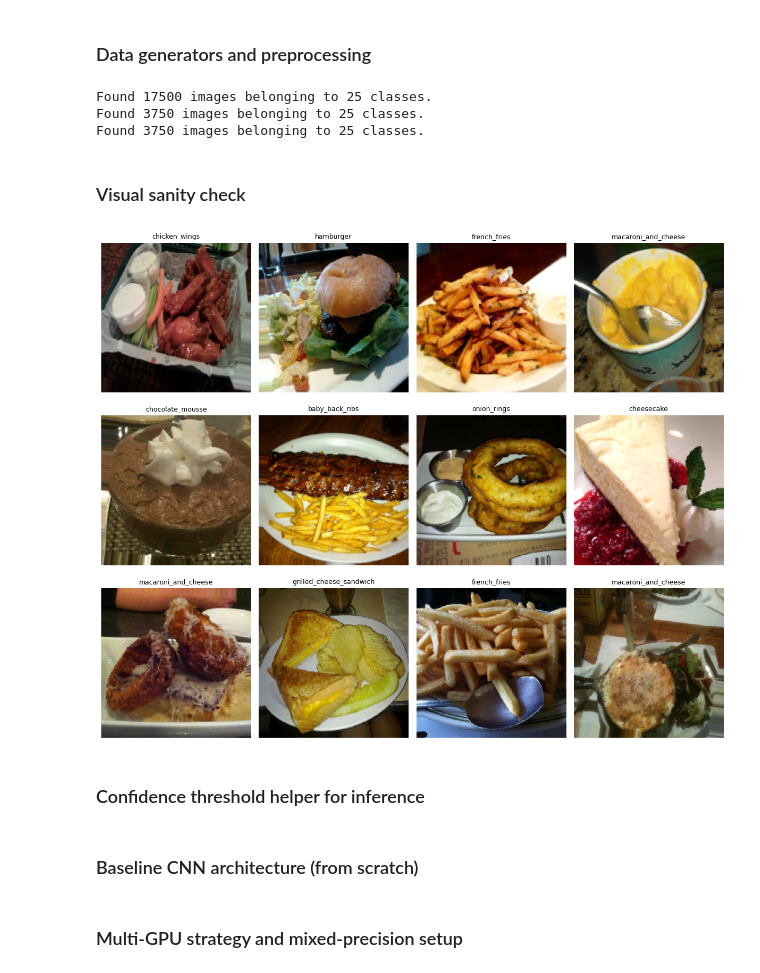
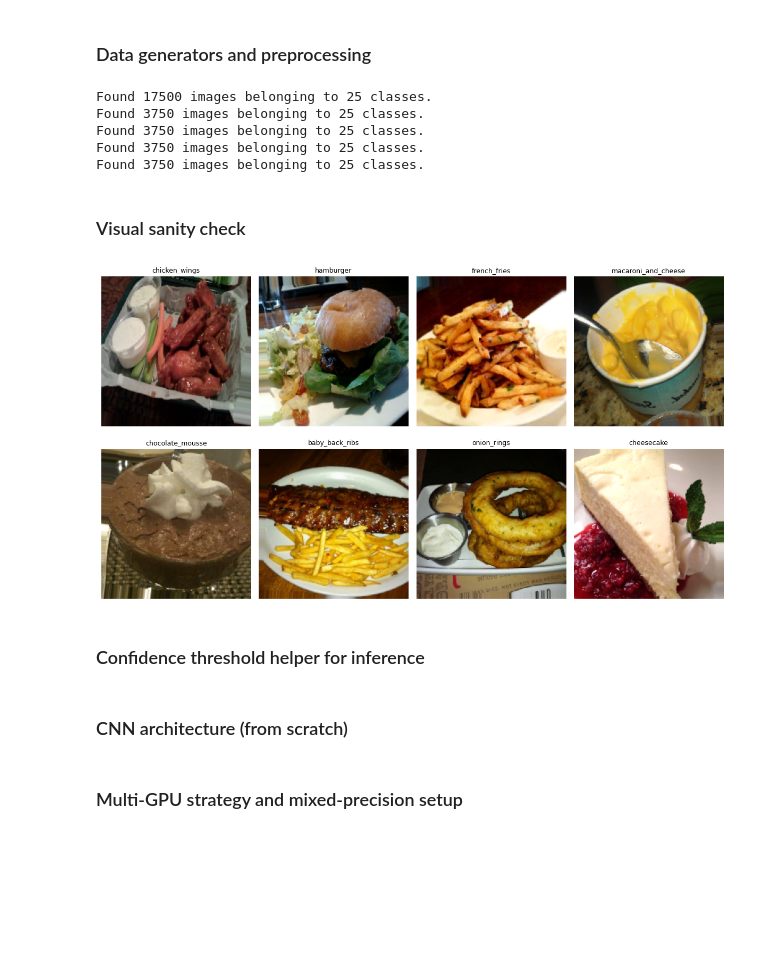
Before and after one commit to HAR5HA-7663/MCS-5993-Evolutionary-Computation-and-Deep-Learning, a Jupyter notebook: Term-project[Deep Food image classifier]/FoodClassifier.ipynb, the cells around one changed output. Cells and saved outputs as stored; diff of their text form; code cells hidden in the pictures; blank space fills up the shorter version.

```diff
--- a/Term-project[Deep Food image classifier]/FoodClassifier.ipynb
+++ b/Term-project[Deep Food image classifier]/FoodClassifier.ipynb
@@ -25,6 +25,17 @@ import pandas as pd
 import tensorflow as tf
 from tensorflow.keras.preprocessing.image import ImageDataGenerator
 
+gpus = tf.config.experimental.list_physical_devices('GPU')
+for gpu in gpus:
+    try:
+        tf.config.experimental.set_memory_growth(gpu, True)
+    except RuntimeError:
+        pass  # already initialized
+
+tf.config.threading.set_intra_op_parallelism_threads(4)
+tf.config.threading.set_inter_op_parallelism_threads(4)
+
+
 SEED = 42
 random.seed(SEED)
 np.random.seed(SEED)
@@ -37,9 +48,10 @@ DATA_ROOT = Path(
 SRC_DIR = DATA_ROOT / "food-american"
 OUT_DIR = DATA_ROOT / "dataset_split"
 
-IMG_SIZE = (224, 224)      # was (128,128)
+# Optimized for dual RTX 3090 (48GB total VRAM)
+IMG_SIZE = (224, 224)  # Higher resolution for better feature learning
 RATIOS = (0.7, 0.15, 0.15)
-BATCH = 32
+BATCH = 48  # Reduced from 64 to prevent OOM during ES optimization
 
 
 print("DATA_ROOT:", DATA_ROOT)
@@ -183,23 +196,25 @@ with open(OUT_DIR / "class_indices.json", "w") as f:
 Found 17500 images belonging to 25 classes.
 Found 3750 images belonging to 25 classes.
 Found 3750 images belonging to 25 classes.
+Found 3750 images belonging to 25 classes.
+Found 3750 images belonging to 25 classes.
 # %% [markdown]
 ### Visual sanity check
 # %%
 batch_x, batch_y = next(train_gen)
 labels = {v: k for k, v in train_gen.class_indices.items()}
 
 plt.figure(figsize=(12, 10))
-for i in range(12):
+for i in range(8):
     ax = plt.subplot(3, 4, i + 1)
     plt.imshow(batch_x[i])
     cls_idx = np.argmax(batch_y[i])
     plt.title(labels[cls_idx], fontsize=9)
     plt.axis("off")
 plt.tight_layout()
 plt.show()
 # %% [output]
-[figure, old version]
+[figure, new version]
 # %% [markdown]
 ### Confidence threshold helper for inference
 # %%
@@ -210,5 +225,5 @@ def top1_with_threshold(probs, idx_to_class, threshold=0.5):
         return {"label": "Not an American food — outside scope", "confidence": conf}
     return {"label": idx_to_class[top_idx], "confidence": conf}
 # %% [markdown]
-### Baseline CNN architecture (from scratch)
+### CNN architecture (from scratch)
 # %%
```
Also changed, not shown: parts of 18 cells of this notebook, 2 other files.
